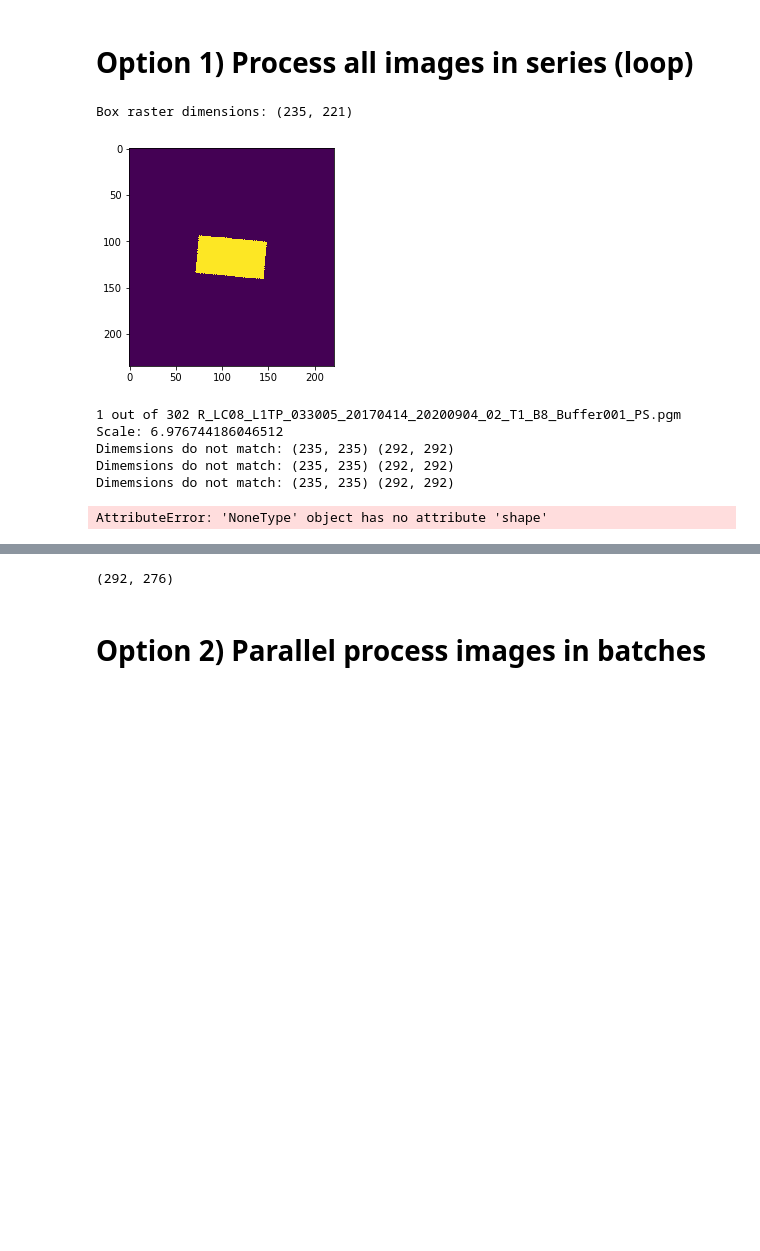
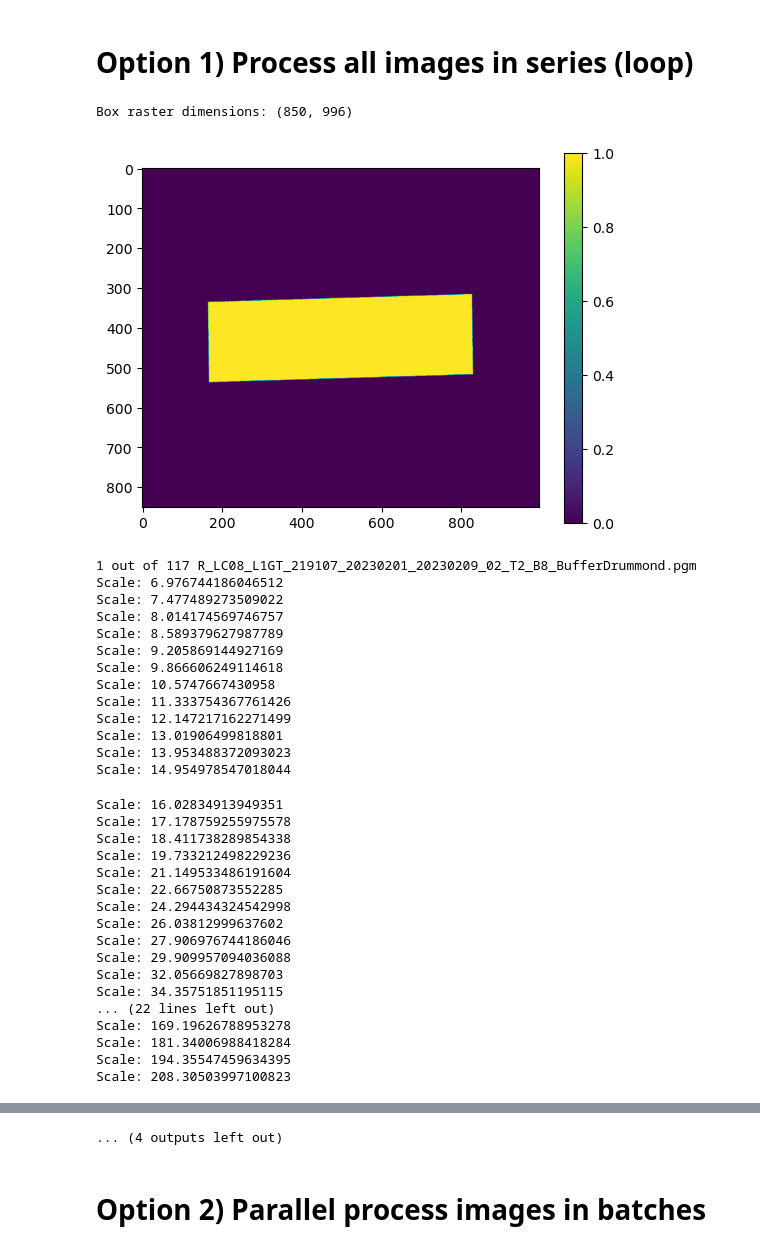
Before and after one commit to jukesliu/automated-glacier-terminus, a Jupyter notebook: wtmm2d_terminuspick.ipynb, the cells around one changed output, grey strips where cells are left out. Saved outputs shown, nothing was run; the diff lists cells and outputs as text; code cells hidden in the pictures; blank space fills up the shorter version.

Commit message:
Antarctic edits

```diff
--- a/wtmm2d_terminuspick.ipynb
+++ b/wtmm2d_terminuspick.ipynb
@@ -31,19 +31,19 @@ from pyproj import Proj
 from Xsmurf_functions import *
 # %%
 ######################################################################################
-basepath = '/media/jukes/jukes1/LS8aws/' # contains glacier BoxID folders with downloaded/preprocessed images
-csvpath = '/home/jukes/Documents/Sample_glaciers/' # path to where CSV files are saved
+basepath = '/Volumes/SGlacier/auto-terminus-traces/Antarctic-test/LSaws/' # contains glacier BoxID folders with downloaded images
+csvpath = '/Volumes/SGlacier/auto-terminus-traces/Antarctic-test/' # path to where CSV files are saved
 rotated_foldername = 'rotated_c2/' # name of subfolder containing preprocessed images for each glacier
-PSproj = Proj(init='EPSG:3413') # desired projection for output delineations
+PSproj = Proj(init='EPSG:3031') # desired projection for output delineations
 
 # set glacier IDs here
-BoxIDs = ['001', '002', '003', '004', '005', '006', '007', '008', '009', \
-          '010', '011', '012', '013', '014', '015', '016', '017', '018', \
-          '019', '020', '021', '022', '023', '024', '025', '026', '027', \
-          '028', '029', '030', '031', '032', '033', '034', '035', '036', \
-          '037', '038', '039', '040', '041', '042', '043', '044', '045', \
-          '046', '047', '048', '049', '050']
-# BoxIDs = list(pd.read_csv(csvpath+'Buffdist_SE_1.csv',dtype=str).BoxID) # read from a CSV file
+# BoxIDs = ['001', '002', '003', '004', '005', '006', '007', '008', '009', \
+#           '010', '011', '012', '013', '014', '015', '016', '017', '018', \
+#           '019', '020', '021', '022', '023', '024', '025', '026', '027', \
+#           '028', '029', '030', '031', '032', '033', '034', '035', '036', \
+#           '037', '038', '039', '040', '041', '042', '043', '044', '045', \
+#           '046', '047', '048', '049', '050']
+BoxIDs = list(pd.read_csv(csvpath+'Buffdist_Antarctic-test.csv',dtype=str).BoxID) # read from a CSV file
 print(BoxIDs)
 
 # Default values are shown for the following parameters:
@@ -76,7 +76,7 @@ for BoxID in BoxIDs:
     processed_image_path = basepath+'Box'+BoxID+'/'+rotated_foldername
     imagelist = []
     for file in os.listdir(processed_image_path):
-        if file.endswith('PS.pgm') and 'L1TP' in file: # grab the L1TP corrected images only
+        if file.endswith('.pgm') and 'cut' not in file: #and 'L1TP' in file: # grab the L1TP corrected images only
             imagelist.append(file)
         elif file.endswith('cut.pgm'):
             boxfile = file
@@ -89,7 +89,7 @@ for BoxID in BoxIDs:
     elif len(box_array.shape) == 2: # 2D array
         box_array = box_array # already in binary
     print('Box raster dimensions:', box_array.shape)
-    plt.imshow(box_array); plt.show()  # Display mask
+    plt.imshow(box_array); plt.colorbar(); plt.show()  # Display mask
 
     # read in image Greenland Polar Stereographic coordinates
     PSy = np.array(pd.read_csv(basepath+'Box'+BoxID+'/'+rotated_foldername+'img_yidx_Box'+BoxID+'.csv',
@@ -111,6 +111,7 @@ for BoxID in BoxIDs:
         counter = 0
         all_cmm = [] # to hold all the chains produced
         # ascend over all scales
+        # if True:
         for iOct in np.arange(0, nOct):
             for iVox in np.arange(0, nVox):
 
@@ -119,7 +120,7 @@ for BoxID in BoxIDs:
                 print('Scale: '+str(scale))
 
                 # wavelet transform
-                [dx, dy, mm, m, a] = wtmm2d_v(img, wavelet, scale)
+                [dx, dy, mm, m, a] = wtmm2d_v2(img, wavelet, scale)
 
                 # emask
                 masked_a = emask(box_array, a)
@@ -135,7 +136,7 @@ for BoxID in BoxIDs:
 
 
         # Make directory to store chain jsons:
-        imgfolder = processed_image_path+image+'_chains/'
+        imgfolder = processed_image_path+image[:-4]+'_chains/'
         if not os.path.exists(imgfolder):
             os.mkdir(imgfolder)
 
@@ -220,38 +221,63 @@ for BoxID in BoxIDs:
             topchains_df['datetimes'] = dates;
             topchains_df['Scale'] = scales; topchains_df['Order'] = orders
             topchains_df = topchains_df[['BoxID','Scene','datetimes','Scale','Metric','Order']]
             topchains_alldfs.append(topchains_df)
 
             # visualize top chains:
             colors = pl.cm.viridis(np.linspace(0,1,5)) # generate colors using a colormap
             plt.figure(figsize=(8,8))
             plt.imshow(np.array(img), aspect='equal', cmap = 'gray')
             plt.gca().set_aspect('equal'); plt.gca().invert_yaxis()
             for k in range(0, len(top_chains)): # plot chains (purple = top, yellow = 5th)
                 plt.plot(top_chains[len(top_chains)-1-k][1].ix,
                          top_chains[len(top_chains)-1-k][1].iy, 's-', color=colors[k],markersize=0.1)
             plt.title(date, fontsize=16)
             plt.xticks([]); plt.yticks([])
             # make directory to save results to:
             resultsfolder = processed_image_path+'results/'
             if not os.path.exists(resultsfolder):
                 os.mkdir(resultsfolder)
             plt.savefig(resultsfolder+date+'_'+image[:-4]+'_topchains.png',dpi=200)
             plt.show()
 
+
         image_num = image_num +1
 
     print(str(time.time() - t0)+' sec to process '+str(len(imagelist))+' images.')
     # write terminus pick file
     today = datetime.datetime.now().strftime("%Y_%m_%d")  # today's date string
     terminuspick_df = pd.concat(topchains_alldfs) # concatenate all the top pick data together
     terminuspick_df.to_csv(csvpath+'terminuspicks_Box'+BoxID.zfill(3)+'_'+today+'.csv') # write to csv
 # %% [output]
-Box raster dimensions: (235, 221)
+Box raster dimensions: (850, 996)
-[figure, old version]
+[figure, new version]
-1 out of 302 R_LC08_L1TP_033005_20170414_20200904_02_T1_B8_Buffer001_PS.pgm
+1 out of 117 R_LC08_L1GT_219107_20230201_20230209_02_T2_B8_BufferDrummond.pgm
 Scale: 6.976744186046512
-Dimemsions do not match: (235, 235) (292, 292)
-Dimemsions do not match: (235, 235) (292, 292)
-Dimemsions do not match: (235, 235) (292, 292)
+Scale: 7.477489273509022
+Scale: 8.014174569746757
+Scale: 8.589379627987789
+Scale: 9.205869144927169
+Scale: 9.866606249114618
+Scale: 10.5747667430958
+Scale: 11.333754367761426
+Scale: 12.147217162271499
+Scale: 13.01906499818801
+Scale: 13.953488372093023
+Scale: 14.954978547018044
-AttributeError: 'NoneType' object has no attribute 'shape'
+Scale: 16.02834913949351
+Scale: 17.178759255975578
+Scale: 18.411738289854338
+Scale: 19.733212498229236
+Scale: 21.149533486191604
+Scale: 22.66750873552285
+Scale: 24.294434324542998
+Scale: 26.03812999637602
+Scale: 27.906976744186046
+Scale: 29.909957094036088
+Scale: 32.05669827898703
+Scale: 34.35751851195115
+... (22 lines left out)
+Scale: 169.19626788953278
+Scale: 181.34006988418284
+Scale: 194.35547459634395
+Scale: 208.30503997100823
@@ -258 +360,2 @@ AttributeError: 'NoneType' object has no attribute 'shape'
+... (4 outputs left out)
 # %%
@@ -260,7 +363,3 @@ AttributeError: 'NoneType' object has no attribute 'shape'
-# %%
-np.shape(img)
-# %% [output]
-(292, 276)
 # %% [markdown]
 # Option 2) Parallel process images in batches
 # %% [markdown]
```
Also changed, not shown: parts of 3 cells of this notebook, 4 other files.
